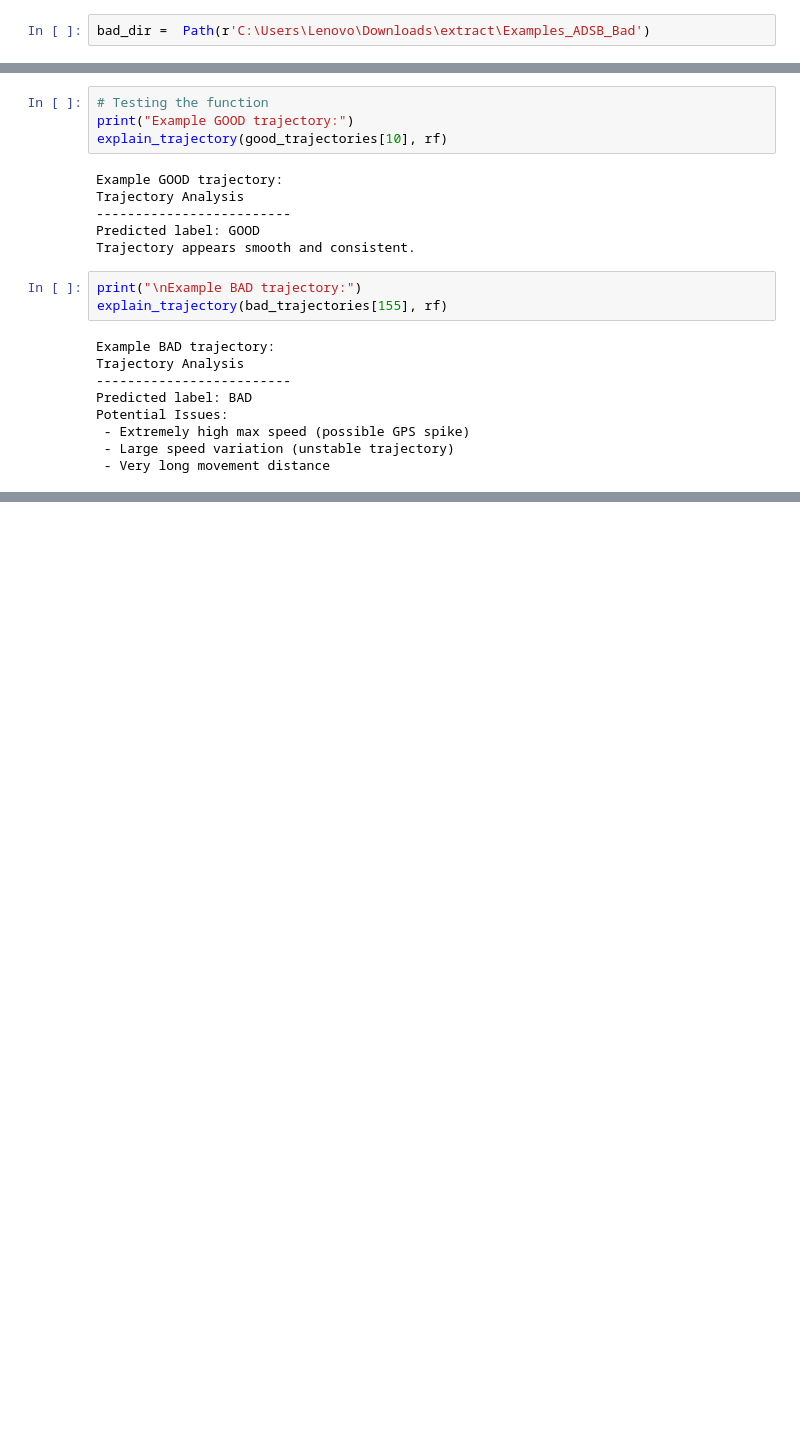
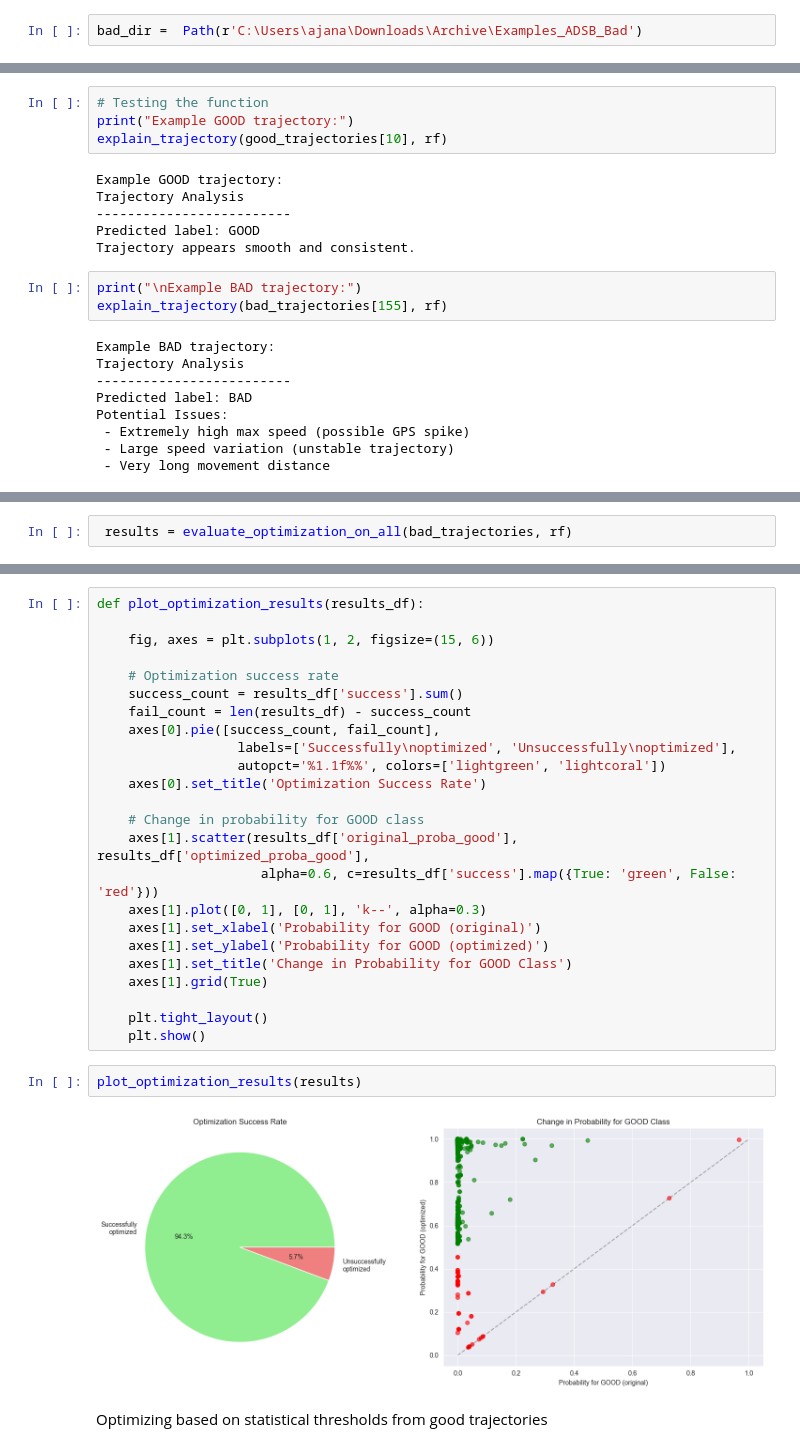
Before and after one commit to jovanamickovikj/aircraft_trajectory_analysis, a Jupyter notebook: flight_trajectory_analysis.ipynb, the cells around one changed output, grey strips where cells are left out. Drawn from its saved outputs; the diff is of its cells as text; blank space fills up the shorter version.

```diff
--- a/flight_trajectory_analysis.ipynb
+++ b/flight_trajectory_analysis.ipynb
@@ -14,5 +14,5 @@ good_dir = Path(r'C:\Users\Lenovo\Downloads\extract\Examples_ADSB_Good')
 # %%
-bad_dir =  Path(r'C:\Users\Lenovo\Downloads\extract\Examples_ADSB_Bad')
+bad_dir =  Path(r'C:\Users\ajana\Downloads\Archive\Examples_ADSB_Bad')
 # %%
 good_files = sorted(good_dir.glob("*.npy"))
 bad_files = sorted(bad_dir.glob("*.npy"))
@@ -529,0 +922,2 @@ Potential Issues:
+# %%
+ results = evaluate_optimization_on_all(bad_trajectories, rf)
@@ -529,0 +942,30 @@ Potential Issues:
+# %%
+def plot_optimization_results(results_df):
+
+    fig, axes = plt.subplots(1, 2, figsize=(15, 6))
+
+    # Optimization success rate
+    success_count = results_df['success'].sum()
+    fail_count = len(results_df) - success_count
+    axes[0].pie([success_count, fail_count],
+                  labels=['Successfully\noptimized', 'Unsuccessfully\noptimized'],
+                  autopct='%1.1f%%', colors=['lightgreen', 'lightcoral'])
+    axes[0].set_title('Optimization Success Rate')
+
+    # Change in probability for GOOD class
+    axes[1].scatter(results_df['original_proba_good'], results_df['optimized_proba_good'],
+                     alpha=0.6, c=results_df['success'].map({True: 'green', False: 'red'}))
+    axes[1].plot([0, 1], [0, 1], 'k--', alpha=0.3)
+    axes[1].set_xlabel('Probability for GOOD (original)')
+    axes[1].set_ylabel('Probability for GOOD (optimized)')
+    axes[1].set_title('Change in Probability for GOOD Class')
+    axes[1].grid(True)
+
+    plt.tight_layout()
+    plt.show()
+# %%
+plot_optimization_results(results)
+# %% [output]
+[figure, added]
+# %% [markdown]
+Optimizing based on statistical thresholds from good trajectories
```
Also changed, not shown: parts of 31 cells of this notebook, 1 other file.
